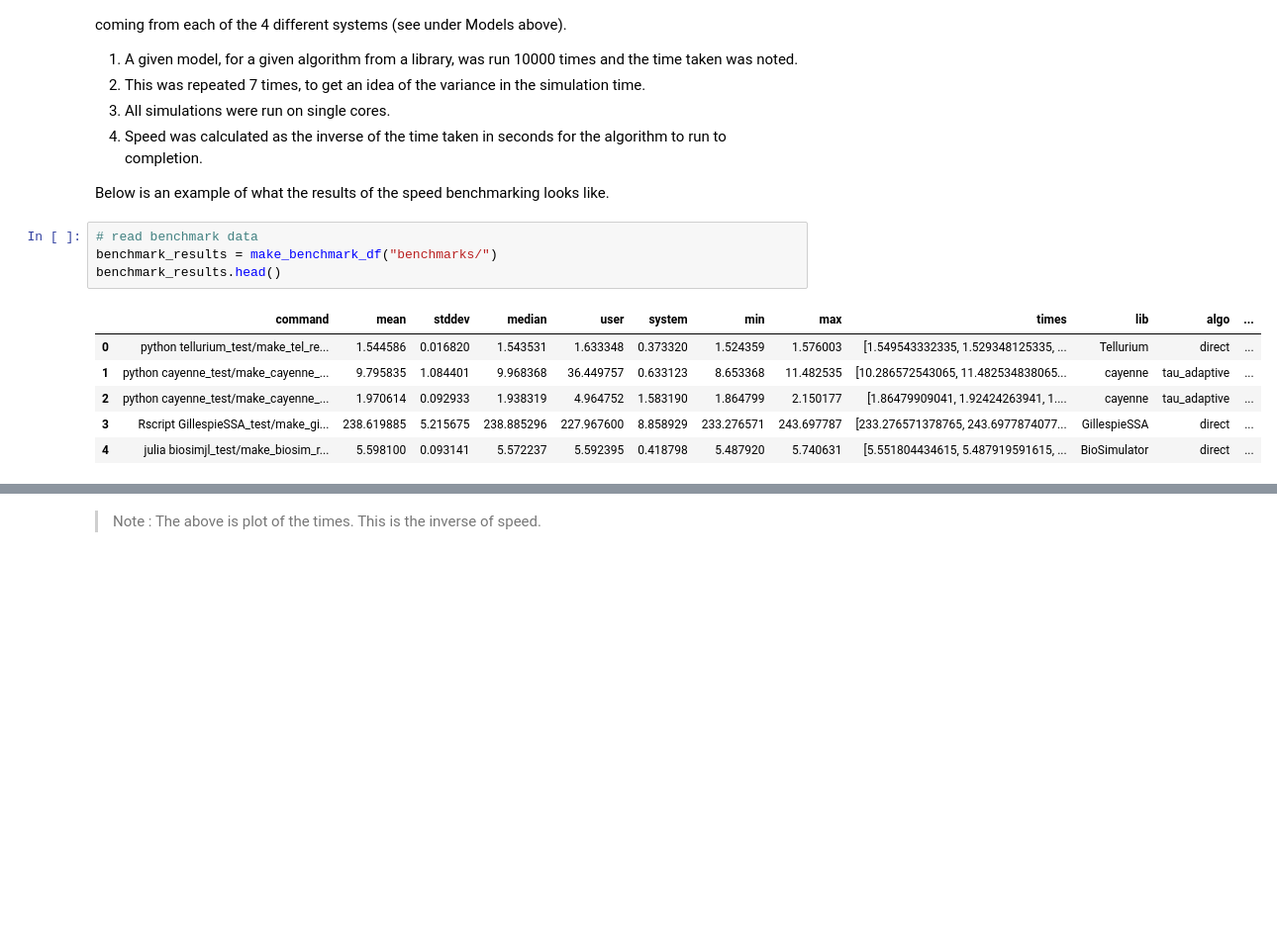
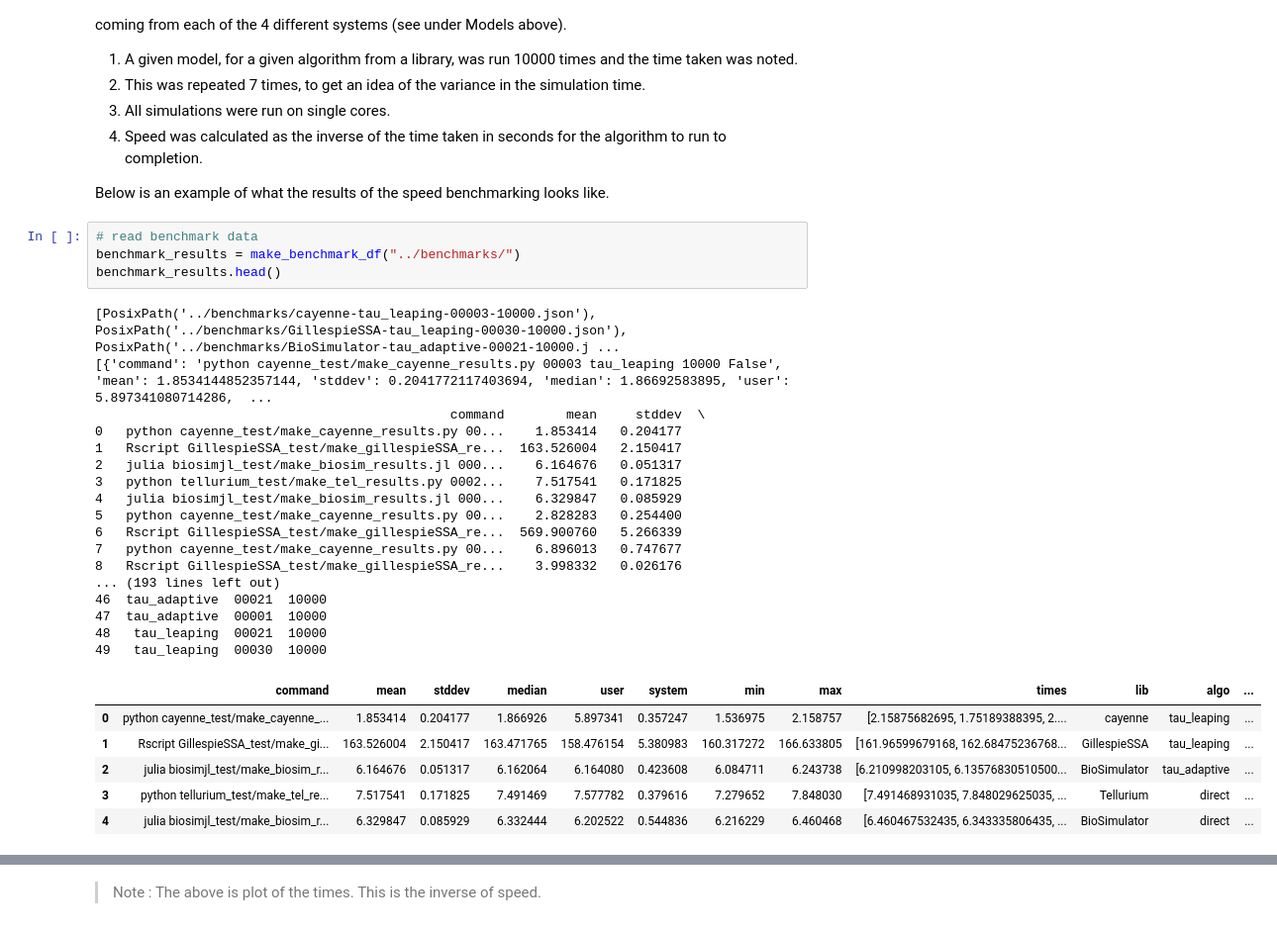
Before and after one commit to quantumbrake/cayenne-benchmarks, a Jupyter notebook: notebooks/Analysis.ipynb, the cells around one changed output, grey strips where cells are left out. Shown: that part at 99% size. Saved outputs shown, nothing was run; the diff lists cells and outputs as text; blank space fills up the shorter version.

```diff
--- a/notebooks/Analysis.ipynb
+++ b/notebooks/Analysis.ipynb
@@ -306,15 +306,32 @@ To compare the speed of the different algorithms, we used a subset of models (5
 Below is an example of what the results of the speed benchmarking looks like.
 # %%
 # read benchmark data
-benchmark_results = make_benchmark_df("benchmarks/")
+benchmark_results = make_benchmark_df("../benchmarks/")
 benchmark_results.head()
 # %% [output]
+[PosixPath('../benchmarks/cayenne-tau_leaping-00003-10000.json'), PosixPath('../benchmarks/GillespieSSA-tau_leaping-00030-10000.json'), PosixPath('../benchmarks/BioSimulator-tau_adaptive-00021-10000.j ...
+[{'command': 'python cayenne_test/make_cayenne_results.py 00003 tau_leaping 10000 False', 'mean': 1.8534144852357144, 'stddev': 0.2041772117403694, 'median': 1.86692583895, 'user': 5.897341080714286,  ...
+                                              command        mean     stddev  \
+0   python cayenne_test/make_cayenne_results.py 00...    1.853414   0.204177
+1   Rscript GillespieSSA_test/make_gillespieSSA_re...  163.526004   2.150417
+2   julia biosimjl_test/make_biosim_results.jl 000...    6.164676   0.051317
+3   python tellurium_test/make_tel_results.py 0002...    7.517541   0.171825
+4   julia biosimjl_test/make_biosim_results.jl 000...    6.329847   0.085929
+5   python cayenne_test/make_cayenne_results.py 00...    2.828283   0.254400
+6   Rscript GillespieSSA_test/make_gillespieSSA_re...  569.900760   5.266339
+7   python cayenne_test/make_cayenne_results.py 00...    6.896013   0.747677
+8   Rscript GillespieSSA_test/make_gillespieSSA_re...    3.998332   0.026176
+... (193 lines left out)
+46  tau_adaptive  00021  10000
+47  tau_adaptive  00001  10000
+48   tau_leaping  00021  10000
+49   tau_leaping  00030  10000
 |  | command | mean | stddev | median | user | system | min | max | times | lib | algo | ... |
-| 0 | python tellurium_test/make_tel_re... | 1.544586 | 0.016820 | 1.543531 | 1.633348 | 0.373320 | 1.524359 | 1.576003 | [1.549543332335, 1.529348125335, ... | Tellurium | direct | ... |
-| 1 | python cayenne_test/make_cayenne_... | 9.795835 | 1.084401 | 9.968368 | 36.449757 | 0.633123 | 8.653368 | 11.482535 | [10.286572543065, 11.482534838065... | cayenne | tau_adaptive | ... |
-| 2 | python cayenne_test/make_cayenne_... | 1.970614 | 0.092933 | 1.938319 | 4.964752 | 1.583190 | 1.864799 | 2.150177 | [1.86479909041, 1.92424263941, 1.... | cayenne | tau_adaptive | ... |
-| 3 | Rscript GillespieSSA_test/make_gi... | 238.619885 | 5.215675 | 238.885296 | 227.967600 | 8.858929 | 233.276571 | 243.697787 | [233.276571378765, 243.6977874077... | GillespieSSA | direct | ... |
-| 4 | julia biosimjl_test/make_biosim_r... | 5.598100 | 0.093141 | 5.572237 | 5.592395 | 0.418798 | 5.487920 | 5.740631 | [5.551804434615, 5.487919591615, ... | BioSimulator | direct | ... |
+| 0 | python cayenne_test/make_cayenne_... | 1.853414 | 0.204177 | 1.866926 | 5.897341 | 0.357247 | 1.536975 | 2.158757 | [2.15875682695, 1.75189388395, 2.... | cayenne | tau_leaping | ... |
+| 1 | Rscript GillespieSSA_test/make_gi... | 163.526004 | 2.150417 | 163.471765 | 158.476154 | 5.380983 | 160.317272 | 166.633805 | [161.96599679168, 162.68475236768... | GillespieSSA | tau_leaping | ... |
+| 2 | julia biosimjl_test/make_biosim_r... | 6.164676 | 0.051317 | 6.162064 | 6.164080 | 0.423608 | 6.084711 | 6.243738 | [6.210998203105, 6.13576830510500... | BioSimulator | tau_adaptive | ... |
+| 3 | python tellurium_test/make_tel_re... | 7.517541 | 0.171825 | 7.491469 | 7.577782 | 0.379616 | 7.279652 | 7.848030 | [7.491468931035, 7.848029625035, ... | Tellurium | direct | ... |
+| 4 | julia biosimjl_test/make_biosim_r... | 6.329847 | 0.085929 | 6.332444 | 6.202522 | 0.544836 | 6.216229 | 6.460468 | [6.460467532435, 6.343335806435, ... | BioSimulator | direct | ... |
 # %%
 plot_benchmark_barplot(benchmark_results[benchmark_results.model == "00001"])
 # %% [output]
```
Also changed, not shown: parts of 3 cells of this notebook, 18 other files.
